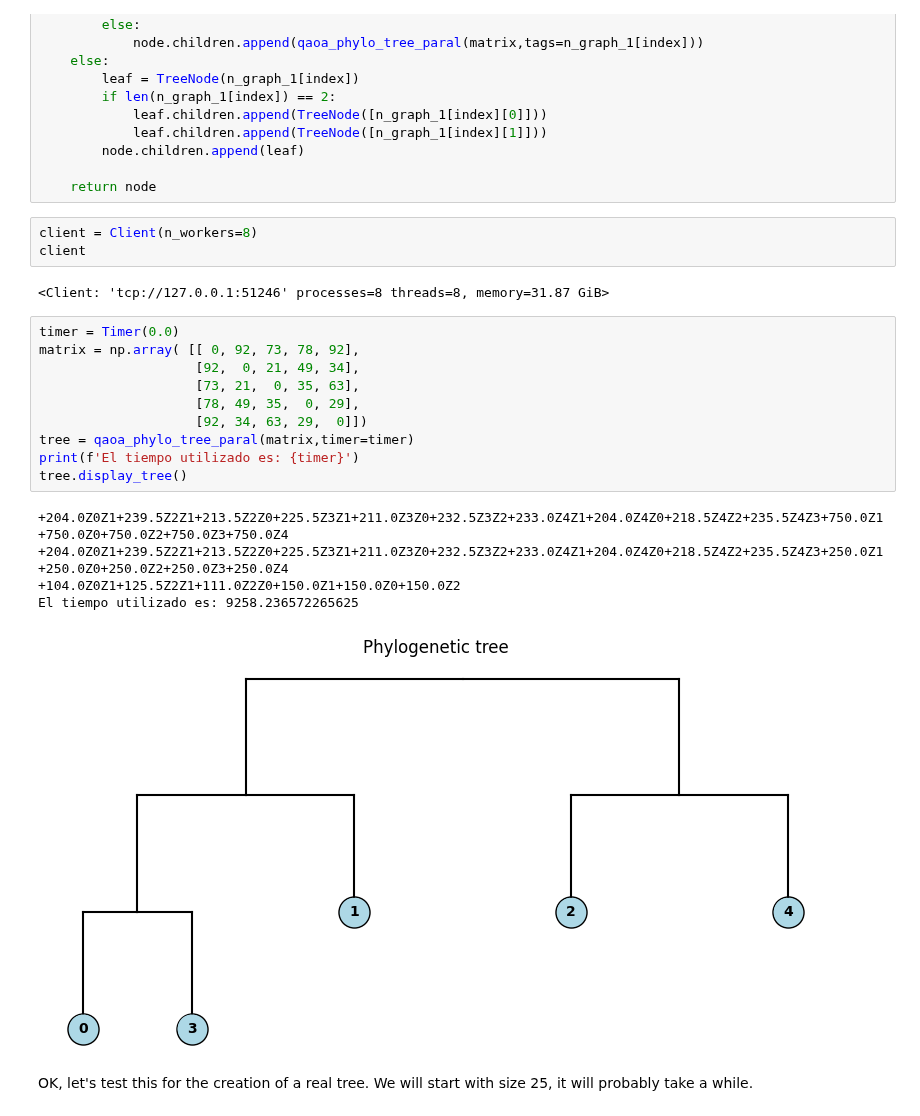
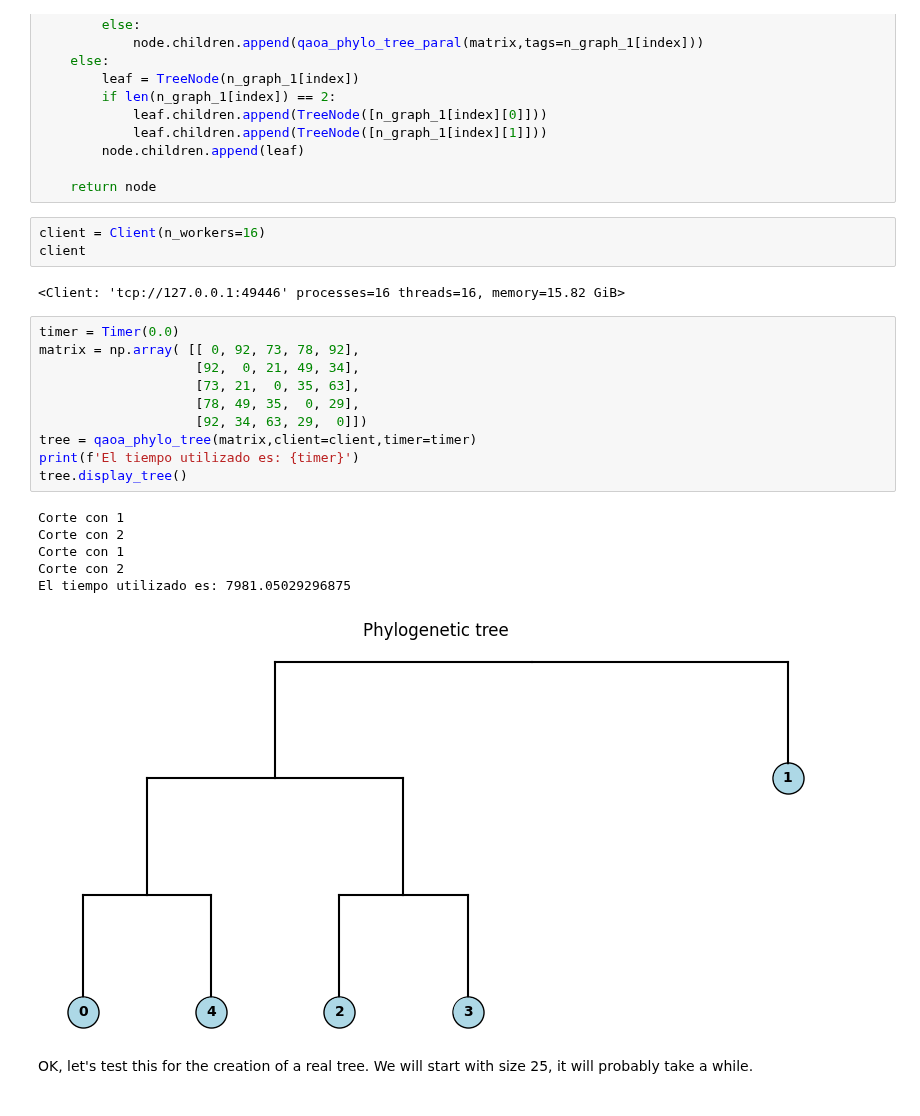
Before and after one commit to Nicofero/PhyloTree_ReConst, a Jupyter notebook: qaoa_phylo_tree.ipynb, the cells around one changed output. Saved outputs shown, nothing was run; the diff lists cells and outputs as text.

```diff
--- a/qaoa_phylo_tree.ipynb
+++ b/qaoa_phylo_tree.ipynb
@@ -762,26 +763,27 @@ def qaoa_phylo_tree_paral(matrix:np.ndarray,tags=[],**kwargs):
 
     return node
 # %%
-client = Client(n_workers=8)
+client = Client(n_workers=16)
 client
 # %% [output]
-<Client: 'tcp://127.0.0.1:51246' processes=8 threads=8, memory=31.87 GiB>
+<Client: 'tcp://127.0.0.1:49446' processes=16 threads=16, memory=15.82 GiB>
 # %%
 timer = Timer(0.0)
 matrix = np.array( [[ 0, 92, 73, 78, 92],
                     [92,  0, 21, 49, 34],
                     [73, 21,  0, 35, 63],
                     [78, 49, 35,  0, 29],
                     [92, 34, 63, 29,  0]])
-tree = qaoa_phylo_tree_paral(matrix,timer=timer)
+tree = qaoa_phylo_tree(matrix,client=client,timer=timer)
 print(f'El tiempo utilizado es: {timer}')
 tree.display_tree()
 # %% [output]
-+204.0Z0Z1+239.5Z2Z1+213.5Z2Z0+225.5Z3Z1+211.0Z3Z0+232.5Z3Z2+233.0Z4Z1+204.0Z4Z0+218.5Z4Z2+235.5Z4Z3+750.0Z1+750.0Z0+750.0Z2+750.0Z3+750.0Z4
-+204.0Z0Z1+239.5Z2Z1+213.5Z2Z0+225.5Z3Z1+211.0Z3Z0+232.5Z3Z2+233.0Z4Z1+204.0Z4Z0+218.5Z4Z2+235.5Z4Z3+250.0Z1+250.0Z0+250.0Z2+250.0Z3+250.0Z4
-+104.0Z0Z1+125.5Z2Z1+111.0Z2Z0+150.0Z1+150.0Z0+150.0Z2
-El tiempo utilizado es: 9258.236572265625
+Corte con 1
+Corte con 2
+Corte con 1
+Corte con 2
+El tiempo utilizado es: 7981.05029296875
-[figure, old version]
+[figure, new version]
 # %% [markdown]
 OK, let's test this for the creation of a real tree. We will start with size 25, it will probably take a while.
 # %%
```
Also changed, not shown: parts of 6 cells of this notebook, 6 other files.
